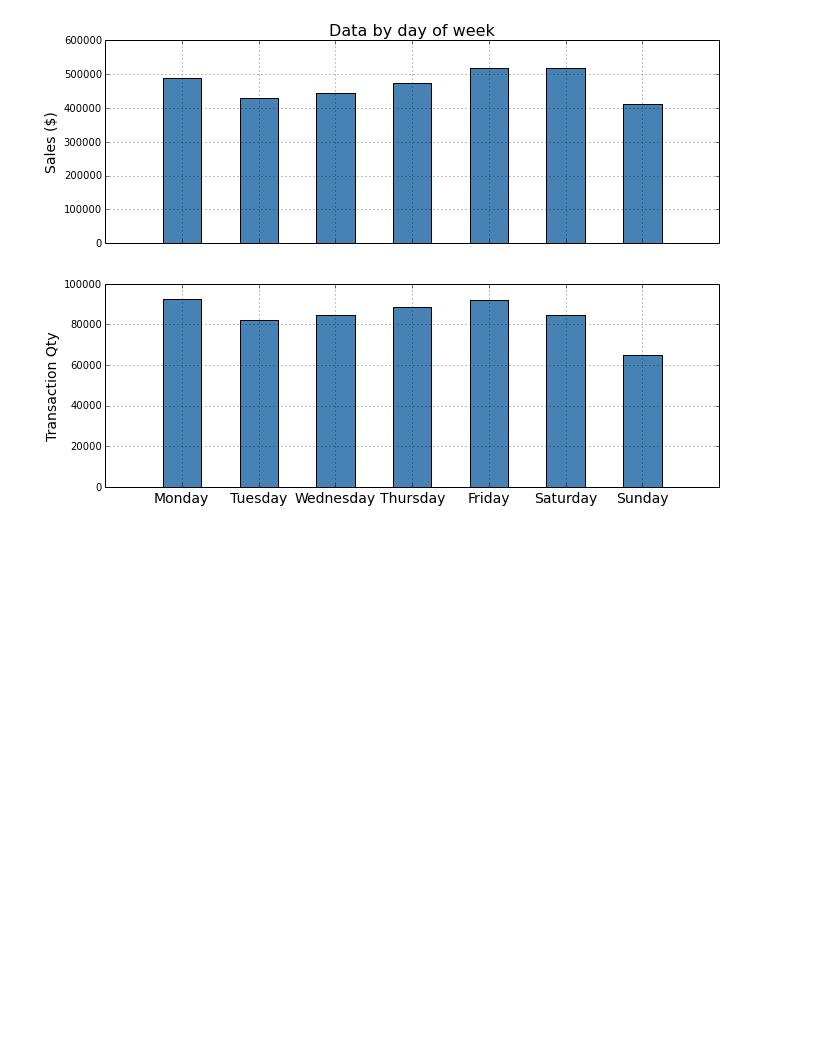
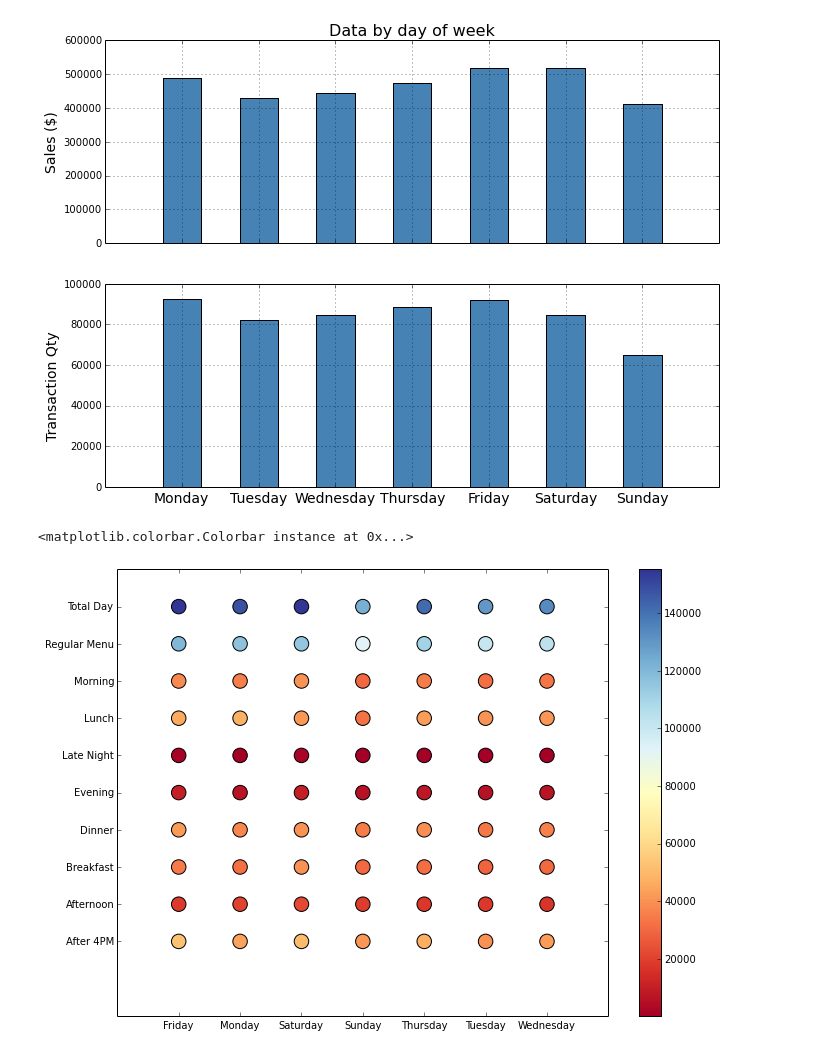
Before and after one commit to bharatreddy/wf-case-study, a Jupyter notebook: days.ipynb, the cells around one changed output. Saved outputs shown, nothing was run; the diff lists cells and outputs as text; code cells hidden in the pictures; blank space fills up the shorter version.

```diff
--- a/days.ipynb
+++ b/days.ipynb
@@ -139,3 +139,41 @@ fig.savefig('figs/sales-dayofweek.png', bbox_inches='tight', \
                         pad_inches=0)
 # %% [output]
 [figure]
+# %%
+# check if the store is operating at
+# different times of days for different days
+# we can do this by grouping the data according
+# to day of week and daypart
+# Begin with getting weekday data for all dates
+dayPartsDF['weekdaynumber'] = dayPartsDF['date'].\
+        apply( lambda x: x.weekday() )
+dayPartsDF['weekday'] = dayPartsDF['date'].\
+        apply( lambda x: x.to_datetime().strftime("%A") )
+# Groupby weekday and daypart name
+dayNamePartGroup = dayPartsDF.groupby(['weekday', 'Daypart Name'])
+dyNmKeyList = dayNamePartGroup.groups.keys()
+# Make a scatter plot of the data
+xAxis = [ i[0] for i in dayNamePartGroup.sum().index ]
+yAxis = [ i[1] for i in dayNamePartGroup.sum().index ]
+
+Xuniques, X = np.unique(xAxis, return_inverse=True)
+Yuniques, Y = np.unique(yAxis, return_inverse=True)
+
+salesDataDayPart = dayNamePartGroup.sum()['Daypart Sales $'].tolist()
+xtnsDataDayPart = dayNamePartGroup.sum()['Daypart Transaction Qty'].tolist()
+# get the transaction sizes as well
+sizeIndsDayPart = []
+for x,y in zip(xAxis, yAxis):
+    sizeIndsDayPart.append( dayNamePartGroup.size().loc[ (x,y) ] )
+# %%
+cm = plt.cm.get_cmap('RdYlBu')
+fig = plt.figure(figsize=(11,8))
+ax = fig.add_subplot(111)
+
+sc = ax.scatter(X, Y, c=salesDataDayPart,cmap=cm,s=210)
+ax.set(xticks=range(len(Xuniques)), xticklabels=Xuniques,
+       yticks=range(len(Yuniques)), yticklabels=Yuniques)
+plt.colorbar(sc)
+# %% [output]
+<matplotlib.colorbar.Colorbar instance at 0x...>
+[figure, added]
```
Also changed, not shown: parts of 8 cells of this notebook, 8 other files.
